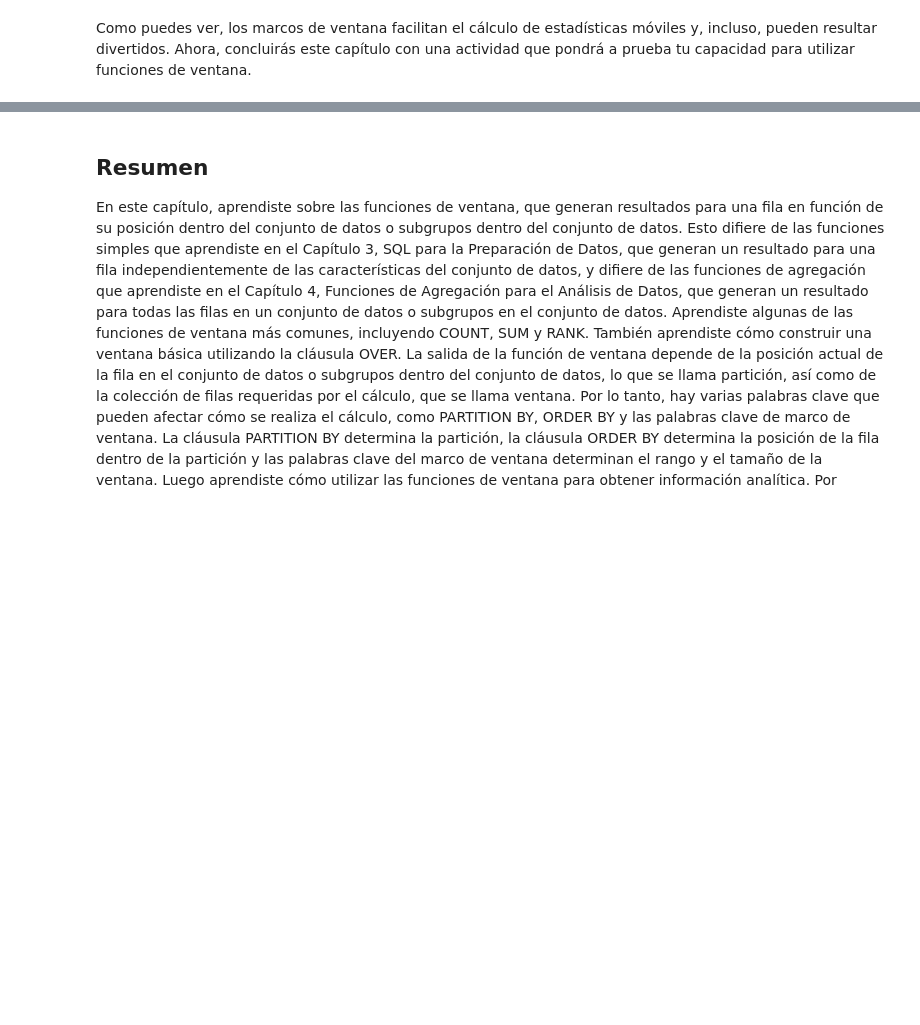
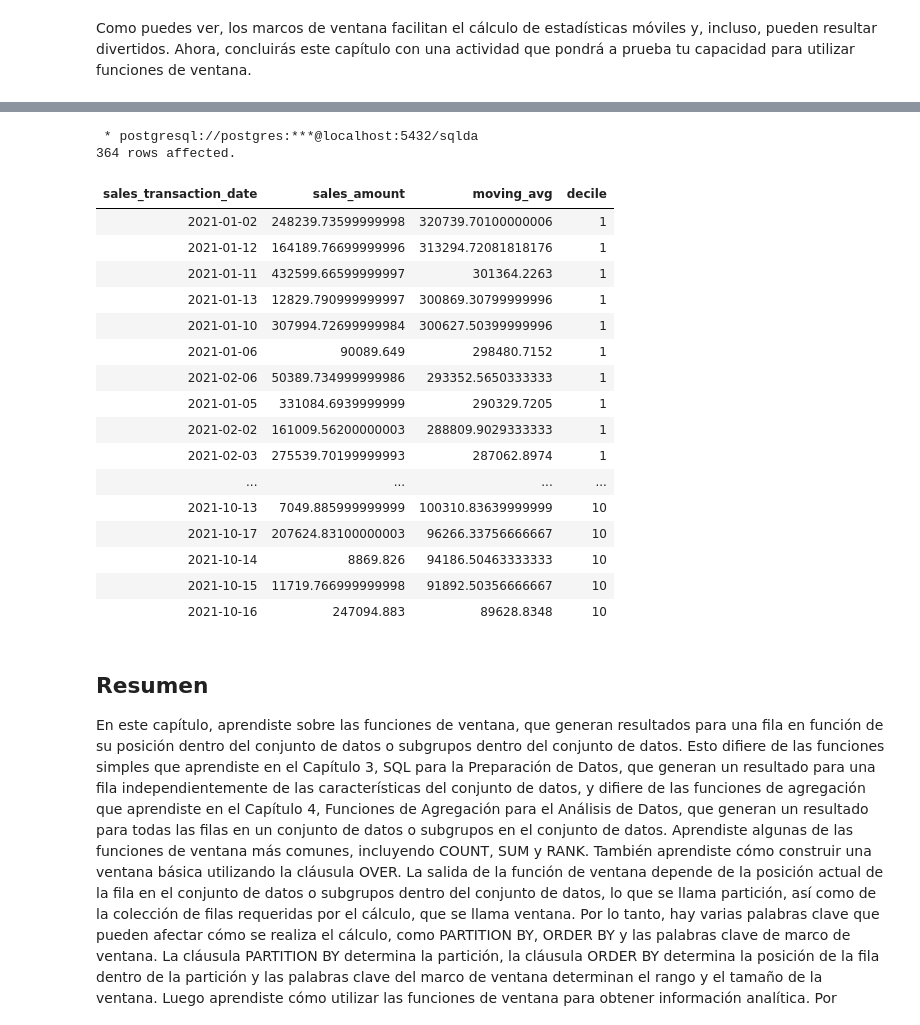
Before and after one commit to limspiga/data-modeling, a Jupyter notebook: 05_data_modeling_for_marketing.ipynb, the cells around one changed output, grey strips where cells are left out. Drawn from its saved outputs; the diff is of its cells as text; code cells hidden in the pictures; blank space fills up the shorter version.

```diff
--- a/05_data_modeling_for_marketing.ipynb
+++ b/05_data_modeling_for_marketing.ipynb
@@ -767,5 +884,65 @@ Figura 5.12: Funciones de ventana estadísticas.</figcaption></center>
 Figura 5.17: Déciles para el monto de ventas del concesionario
 En esta actividad, utilizaste funciones de ventana para obtener la tendencia de ventas de todo tu año y utilizaste esta tendencia de ventas para identificar los días en los que ZoomZoom está funcionando bien o no tan bien.
+# %%
+%%sql
+WITH
+  daily_sales as (
+    SELECT
+      sales_transaction_date::date,
+      SUM(sales_amount) sales_amount
+    FROM
+      sales
+    WHERE
+      sales_transaction_date::date BETWEEN '20210101' AND '20211231'
+    GROUP BY
+      sales_transaction_date::date
+  ),
+  moving_avg AS (
+    SELECT
+      sales_transaction_date,
+      sales_amount,
+      AVG(sales_amount) OVER w AS moving_avg
+    FROM
+      daily_sales
+    WINDOW w AS (
+      ORDER BY sales_transaction_date
+      ROWS BETWEEN 30 PRECEDING AND 1 PRECEDING
+    )
+  )
+SELECT
+  sales_transaction_date,
+  sales_amount,
+  moving_avg,
+  -- PostgreSQL no tiene una función DECILE, pero cuenta con una función
+  -- más general llamada NTILE() que puedes utilizar. NTILE(10)
+  -- es el equivalente de DECILE().
+  NTILE(10) OVER (ORDER BY moving_avg DESC) AS decile
+FROM
+  moving_avg m
+WHERE
+  moving_avg IS NOT NULL
+ORDER BY
+  decile;
+# %% [output]
+ * postgresql://postgres:***@localhost:5432/sqlda
+364 rows affected.
+| sales_transaction_date | sales_amount | moving_avg | decile |
+| 2021-01-02 | 248239.73599999998 | 320739.70100000006 | 1 |
+| 2021-01-12 | 164189.76699999996 | 313294.72081818176 | 1 |
+| 2021-01-11 | 432599.66599999997 | 301364.2263 | 1 |
+| 2021-01-13 | 12829.790999999997 | 300869.30799999996 | 1 |
+| 2021-01-10 | 307994.72699999984 | 300627.50399999996 | 1 |
+| 2021-01-06 | 90089.649 | 298480.7152 | 1 |
+| 2021-02-06 | 50389.734999999986 | 293352.5650333333 | 1 |
+| 2021-01-05 | 331084.6939999999 | 290329.7205 | 1 |
+| 2021-02-02 | 161009.56200000003 | 288809.9029333333 | 1 |
+| 2021-02-03 | 275539.70199999993 | 287062.8974 | 1 |
+| ... | ... | ... | ... |
+| 2021-10-13 | 7049.885999999999 | 100310.83639999999 | 10 |
+| 2021-10-17 | 207624.83100000003 | 96266.33756666667 | 10 |
+| 2021-10-14 | 8869.826 | 94186.50463333333 | 10 |
+| 2021-10-15 | 11719.766999999998 | 91892.50356666667 | 10 |
+| 2021-10-16 | 247094.883 | 89628.8348 | 10 |
 # %% [markdown]
 ## Resumen
 
```
Also changed, not shown: parts of 29 cells of this notebook.
